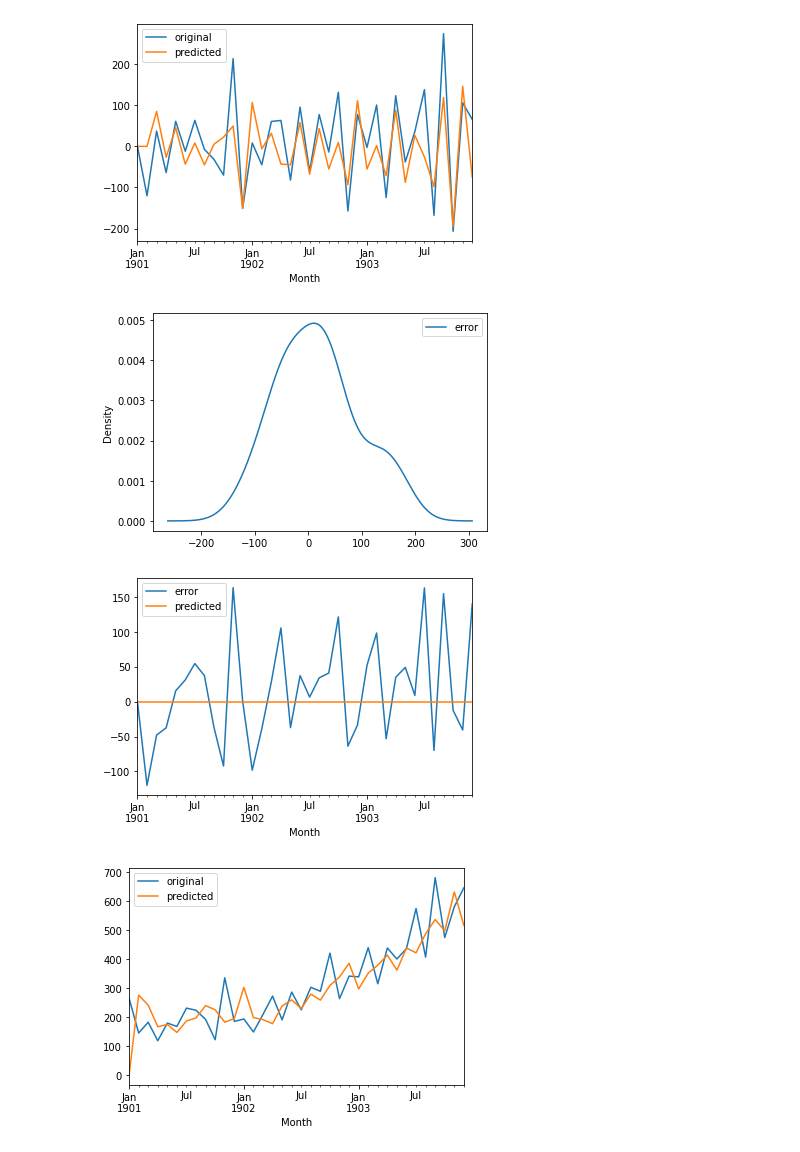
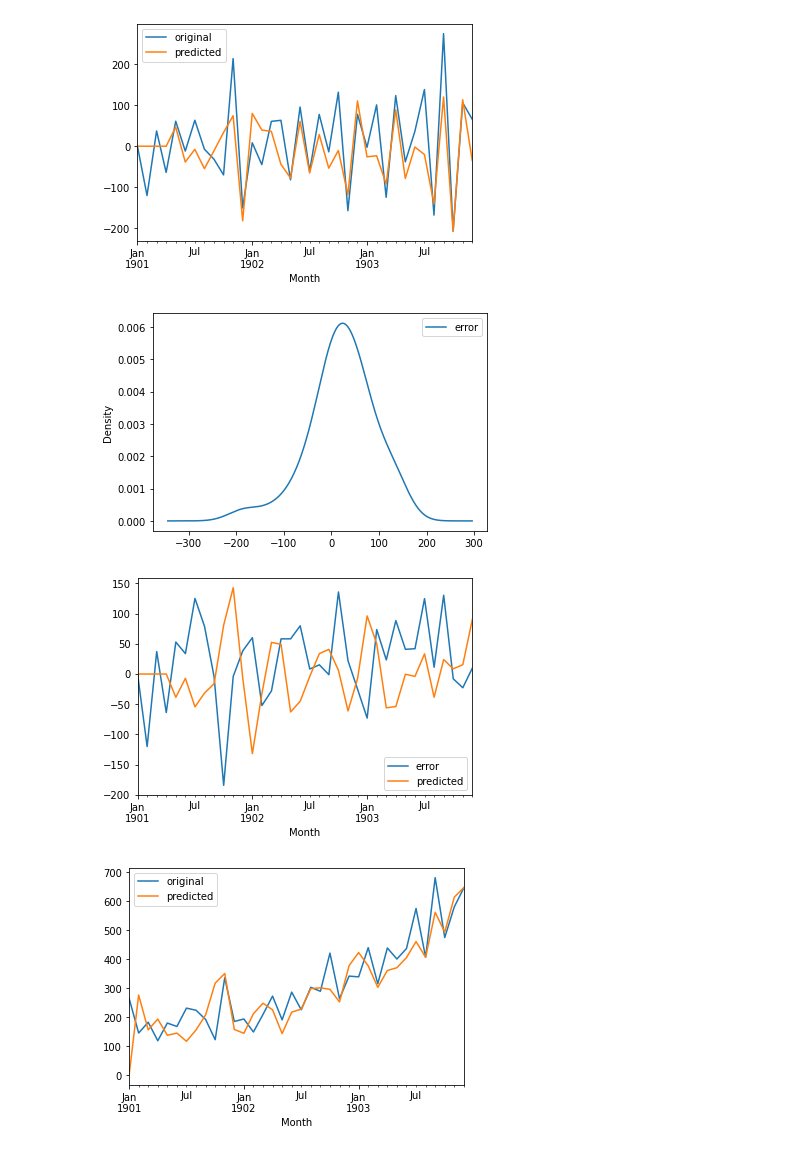
Before and after one commit to matt-juan23/time-series-forecasting, a Jupyter notebook: ARIMA.ipynb, the cells around one changed output. Saved outputs shown, nothing was run; the diff lists cells and outputs as text; code cells hidden in the pictures.

```diff
--- a/ARIMA.ipynb
+++ b/ARIMA.ipynb
@@ -299,12 +248,11 @@ Warnings:
 # %%
-p, q = 1,0
+p, q = 3,3
 res, ar_coefs, ma_coefs, ar, ma, mu, poop = myARIMA(data, p,1,q)
 print("AR coefs:", ar_coefs)
 print("MA coefs:", ma_coefs)
 print("mu:", mu)
-print("AIC:", AIC(res['original'], res['predicted'], p, q))
 # %% [output]
-[figure, old version]
+[figure, new version]
-[figure, old version]
+[figure, new version]
-[figure, old version]
+[figure, new version]
-[figure, old version]
+[figure, new version]
```
Also changed, not shown: parts of 17 cells of this notebook, 4 other files.
